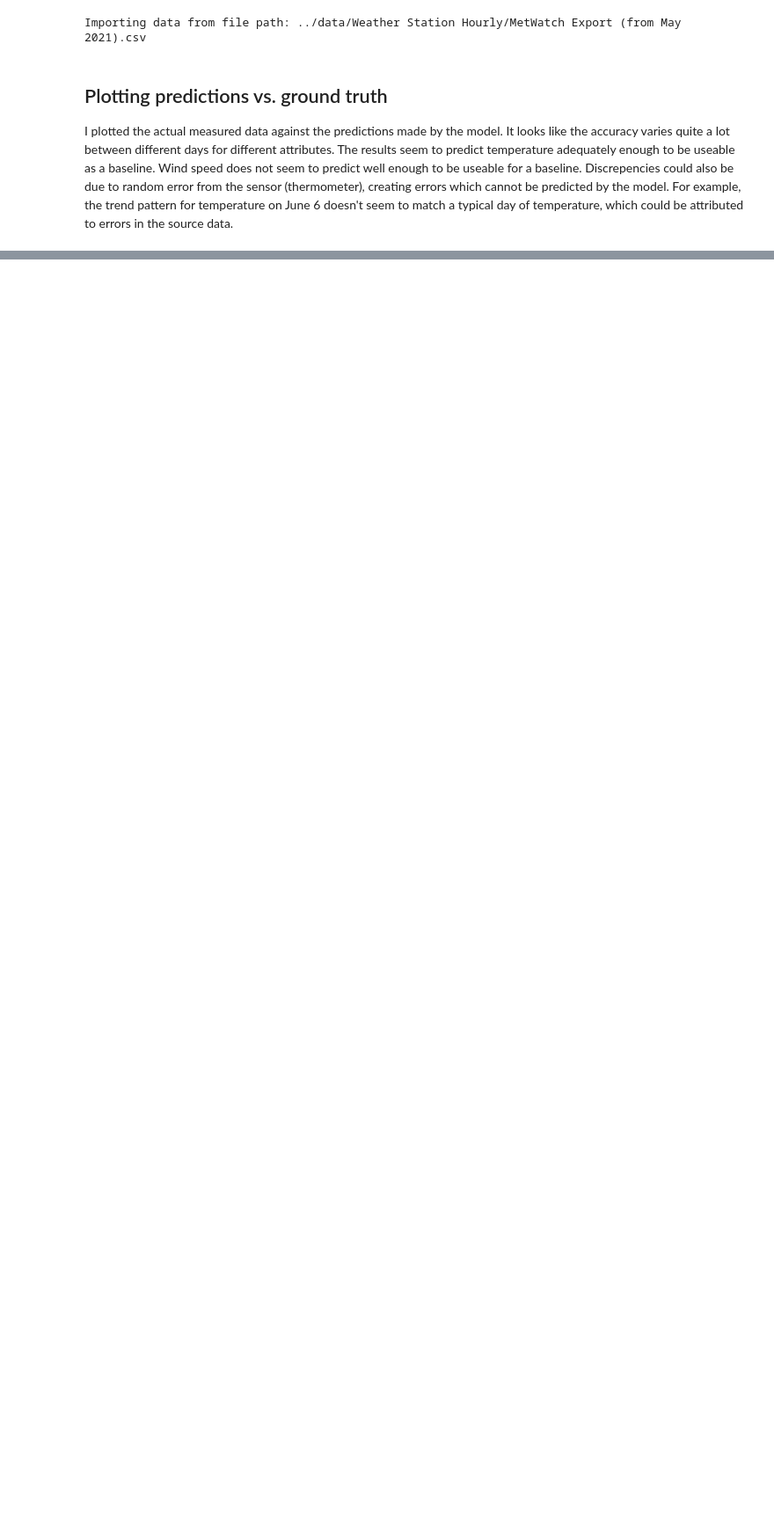
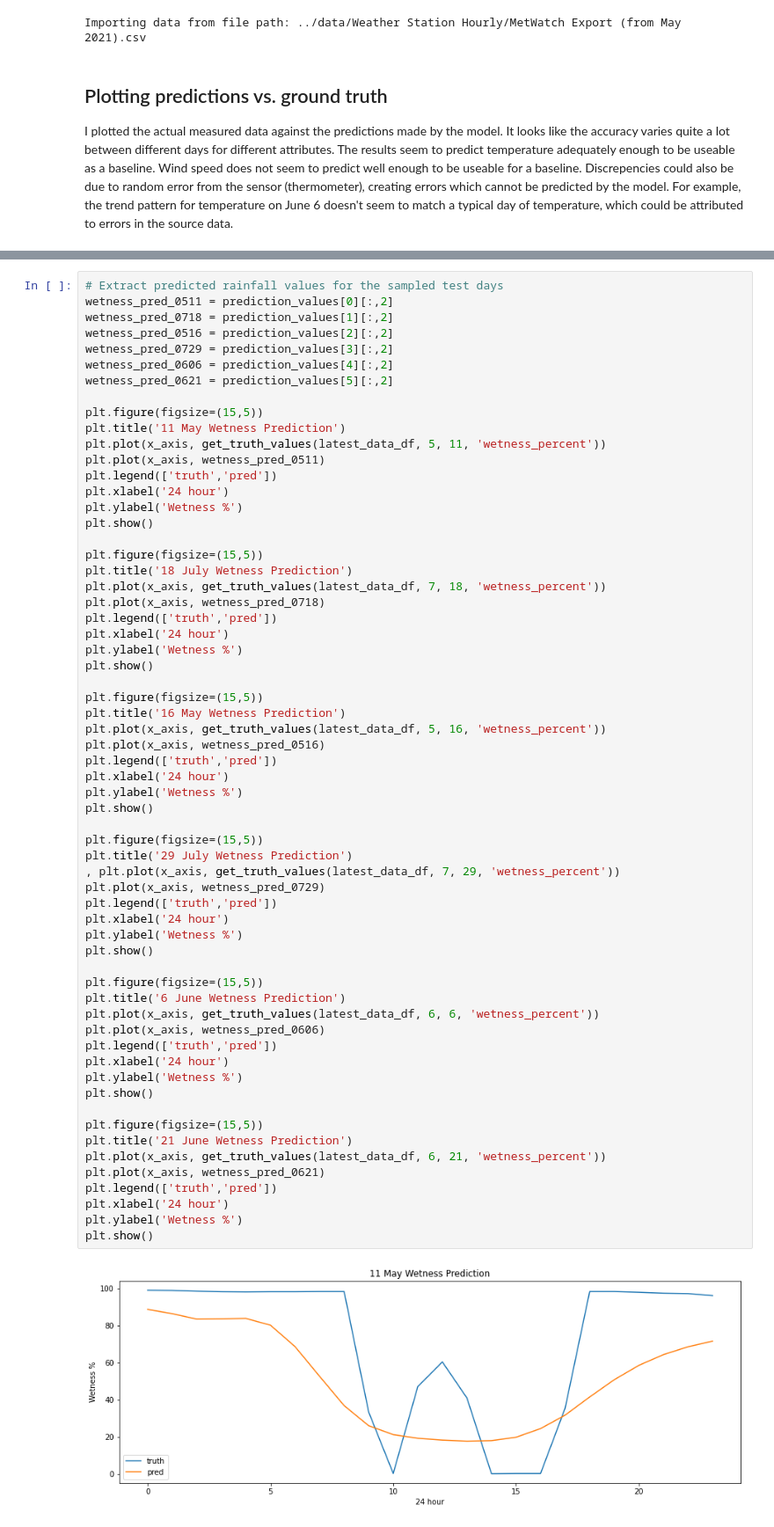
Before and after one commit to michealccc/krw-prediction-modelling, a Jupyter notebook: notebooks/zaytar_amrani_2016_model.ipynb, the cells around one changed output, grey strips where cells are left out. Shown at 88% size. Drawn from its saved outputs; the diff is of its cells as text; blank space fills up the shorter version.

```diff
--- a/notebooks/zaytar_amrani_2016_model.ipynb
+++ b/notebooks/zaytar_amrani_2016_model.ipynb
@@ -698,0 +701,64 @@ plt.show()
+# %%
+# Extract predicted rainfall values for the sampled test days
+wetness_pred_0511 = prediction_values[0][:,2]
+wetness_pred_0718 = prediction_values[1][:,2]
+wetness_pred_0516 = prediction_values[2][:,2]
+wetness_pred_0729 = prediction_values[3][:,2]
+wetness_pred_0606 = prediction_values[4][:,2]
+wetness_pred_0621 = prediction_values[5][:,2]
+
+plt.figure(figsize=(15,5))
+plt.title('11 May Wetness Prediction')
+plt.plot(x_axis, get_truth_values(latest_data_df, 5, 11, 'wetness_percent'))
+plt.plot(x_axis, wetness_pred_0511)
+plt.legend(['truth','pred'])
+plt.xlabel('24 hour')
+plt.ylabel('Wetness %')
+plt.show()
+
+plt.figure(figsize=(15,5))
+plt.title('18 July Wetness Prediction')
+plt.plot(x_axis, get_truth_values(latest_data_df, 7, 18, 'wetness_percent'))
+plt.plot(x_axis, wetness_pred_0718)
+plt.legend(['truth','pred'])
+plt.xlabel('24 hour')
+plt.ylabel('Wetness %')
+plt.show()
+
+plt.figure(figsize=(15,5))
+plt.title('16 May Wetness Prediction')
+plt.plot(x_axis, get_truth_values(latest_data_df, 5, 16, 'wetness_percent'))
+plt.plot(x_axis, wetness_pred_0516)
+plt.legend(['truth','pred'])
+plt.xlabel('24 hour')
+plt.ylabel('Wetness %')
+plt.show()
+
+plt.figure(figsize=(15,5))
+plt.title('29 July Wetness Prediction')
+, plt.plot(x_axis, get_truth_values(latest_data_df, 7, 29, 'wetness_percent'))
+plt.plot(x_axis, wetness_pred_0729)
+plt.legend(['truth','pred'])
+plt.xlabel('24 hour')
+plt.ylabel('Wetness %')
+plt.show()
+
+plt.figure(figsize=(15,5))
+plt.title('6 June Wetness Prediction')
+plt.plot(x_axis, get_truth_values(latest_data_df, 6, 6, 'wetness_percent'))
+plt.plot(x_axis, wetness_pred_0606)
+plt.legend(['truth','pred'])
+plt.xlabel('24 hour')
+plt.ylabel('Wetness %')
+plt.show()
+
+plt.figure(figsize=(15,5))
+plt.title('21 June Wetness Prediction')
+plt.plot(x_axis, get_truth_values(latest_data_df, 6, 21, 'wetness_percent'))
+plt.plot(x_axis, wetness_pred_0621)
+plt.legend(['truth','pred'])
+plt.xlabel('24 hour')
+plt.ylabel('Wetness %')
+plt.show()
+# %% [output]
+[figure, added]
```
Also changed, not shown: parts of 21 cells of this notebook, 6 other files.
